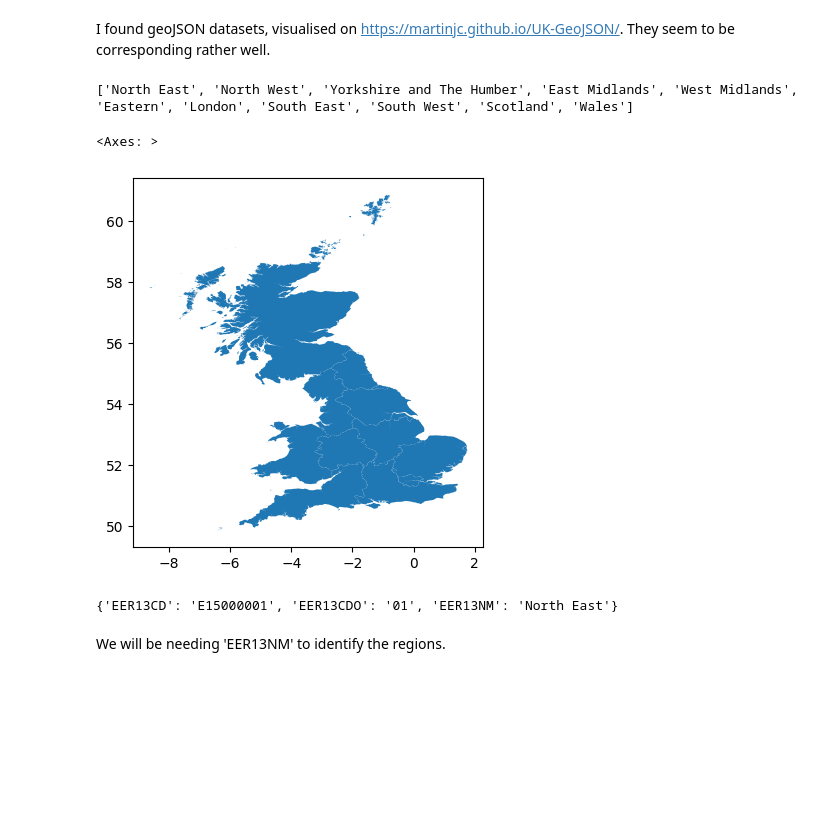
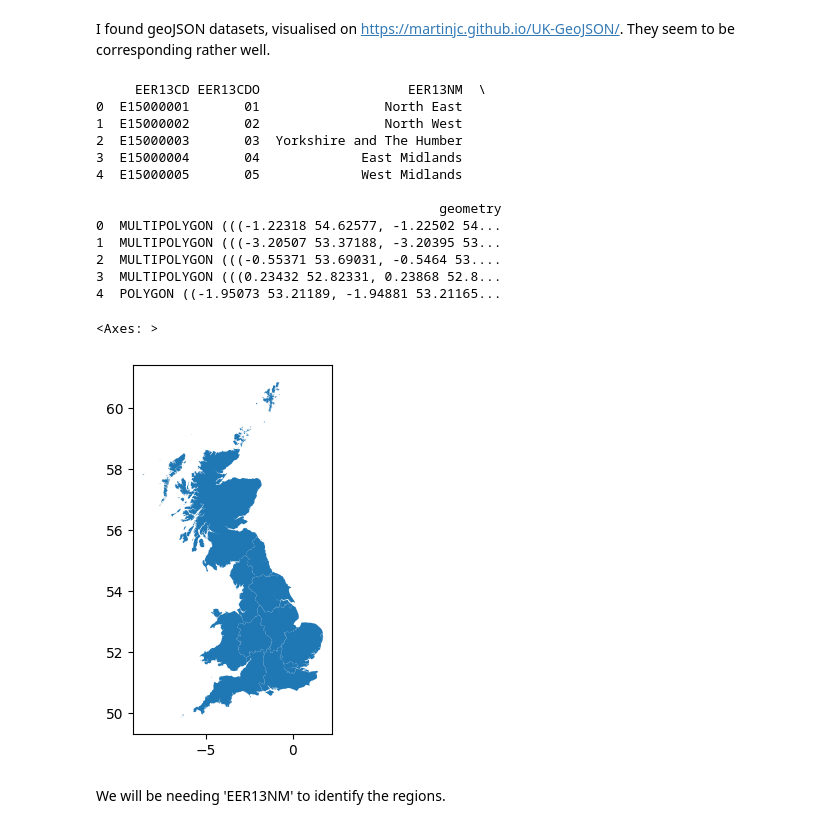
Before and after one commit to Originalnam/learning_analytics, a Jupyter notebook: dashboard/dashboard.ipynb, the cells around one changed output. Cells and saved outputs as stored; diff of their text form; code cells hidden in the pictures; blank space fills up the shorter version.

```diff
--- a/dashboard/dashboard.ipynb
+++ b/dashboard/dashboard.ipynb
@@ -37,21 +37,24 @@ I found geoJSON datasets, visualised on [https://martinjc.github.io/UK-GeoJSON/]
 # %%
 # get geoJSOn files
 # GB
-with urlopen('https://raw.githubusercontent.com/martinjc/UK-GeoJSON/refs/heads/master/json/electoral/gb/eer.json') as response:
-    geojsonGB = json.load(response)
-mapregion_namesGB = [region['properties']['EER13NM'] for region in geojsonGB['features']]
-print(mapregion_namesGB)
-
-gdfGB = gpd.GeoDataFrame.from_features(geojsonGB['features'])
+gdfGB = gpd.GeoDataFrame.from_file('https://raw.githubusercontent.com/martinjc/UK-GeoJSON/refs/heads/master/json/electoral/gb/eer.json')
+print(gdfGB.head())
 gdfGB.plot()
 # %% [output]
-['North East', 'North West', 'Yorkshire and The Humber', 'East Midlands', 'West Midlands', 'Eastern', 'London', 'South East', 'South West', 'Scotland', 'Wales']
+     EER13CD EER13CDO                   EER13NM  \
+0  E15000001       01                North East
+1  E15000002       02                North West
+2  E15000003       03  Yorkshire and The Humber
+3  E15000004       04             East Midlands
+4  E15000005       05             West Midlands
+
+                                            geometry
+0  MULTIPOLYGON (((-1.22318 54.62577, -1.22502 54...
+1  MULTIPOLYGON (((-3.20507 53.37188, -3.20395 53...
+2  MULTIPOLYGON (((-0.55371 53.69031, -0.5464 53....
+3  MULTIPOLYGON (((0.23432 52.82331, 0.23868 52.8...
+4  POLYGON ((-1.95073 53.21189, -1.94881 53.21165...
 <Axes: >
-[figure, old version]
+[figure, new version]
-# %%
-# Let's look at JSON structure for dashboard
-geojsonGB['features'][0]['properties']
-# %% [output]
-{'EER13CD': 'E15000001', 'EER13CDO': '01', 'EER13NM': 'North East'}
 # %% [markdown]
 We will be needing 'EER13NM' to identify the regions.
```
Also changed, not shown: parts of 41 cells of this notebook, 2 other files.
